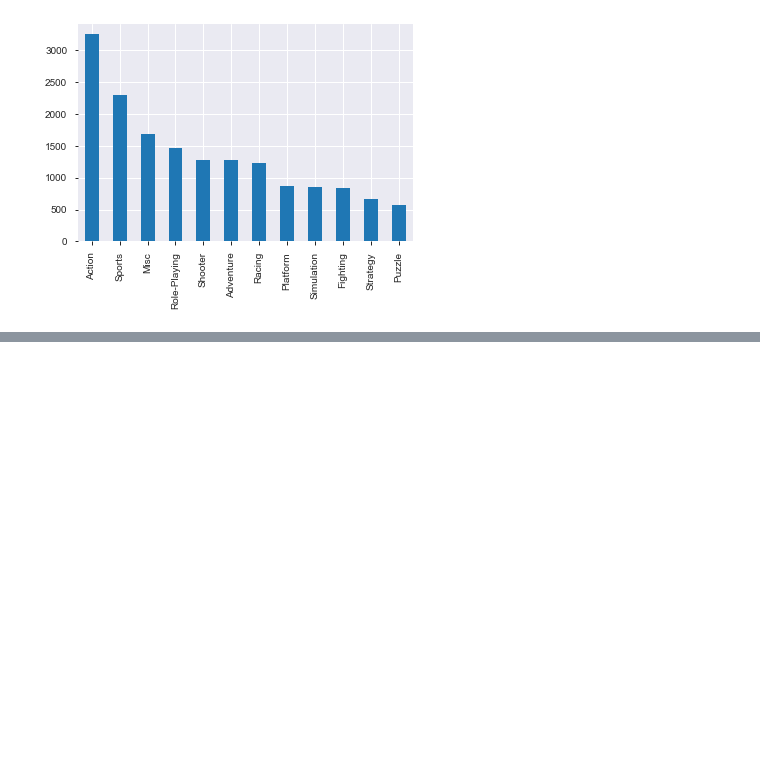
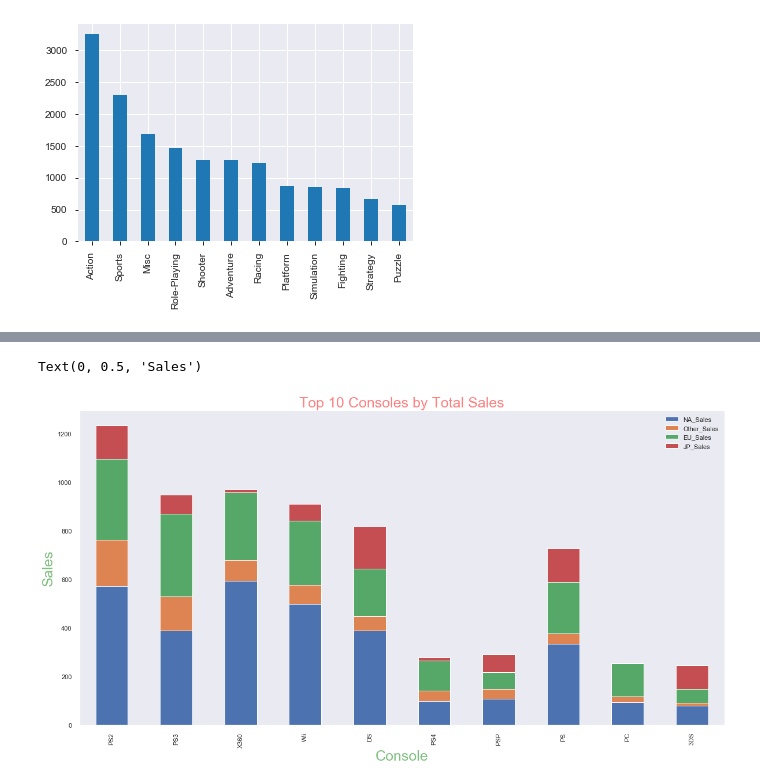
Before and after one commit to cmagapu/Exploratory-Data-Analysis, a Jupyter notebook: Project.ipynb, the cells around one changed output, grey strips where cells are left out. Saved outputs shown, nothing was run; the diff lists cells and outputs as text; code cells hidden in the pictures; blank space fills up the shorter version.

```diff
--- a/Project.ipynb
+++ b/Project.ipynb
@@ -87,0 +136,11 @@ df['Platform'].value_counts().plot(kind='bar')
+# %%
+global_pub = df.pivot_table(index=['Platform'], values=['Other_Sales','NA_Sales','EU_Sales','JP_Sales'],
+                                          aggfunc=np.sum).sort_values(['Other_Sales'], ascending=False)
+global_pub = global_pub[['NA_Sales','Other_Sales','EU_Sales','JP_Sales']]
+ax = global_pub.iloc[0:10,:].plot(kind='bar', stacked=True, grid=False)
+ax.set_title('Top 10 Consoles by Total Sales', size=25, color='red', alpha=0.5)
+ax.set_xlabel('Console', size=25, color='green', alpha=0.5)
+ax.set_ylabel('Sales', size=25, color='green', alpha=0.5)
+# %% [output]
+Text(0, 0.5, 'Sales')
+[figure, added]
```
Also changed, not shown: parts of 11 cells of this notebook.
